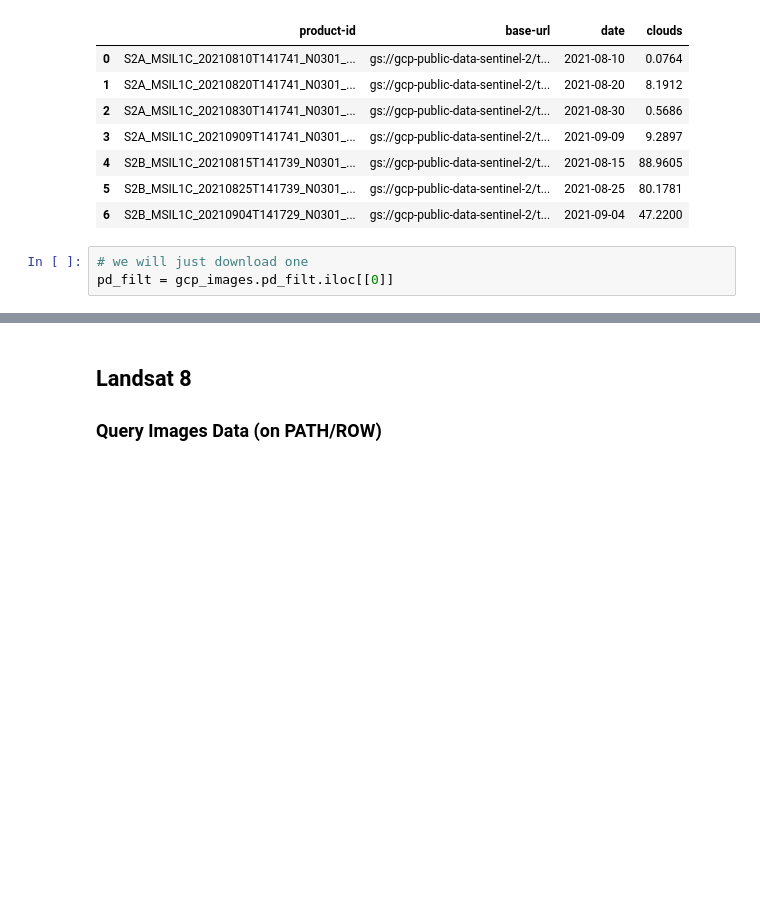
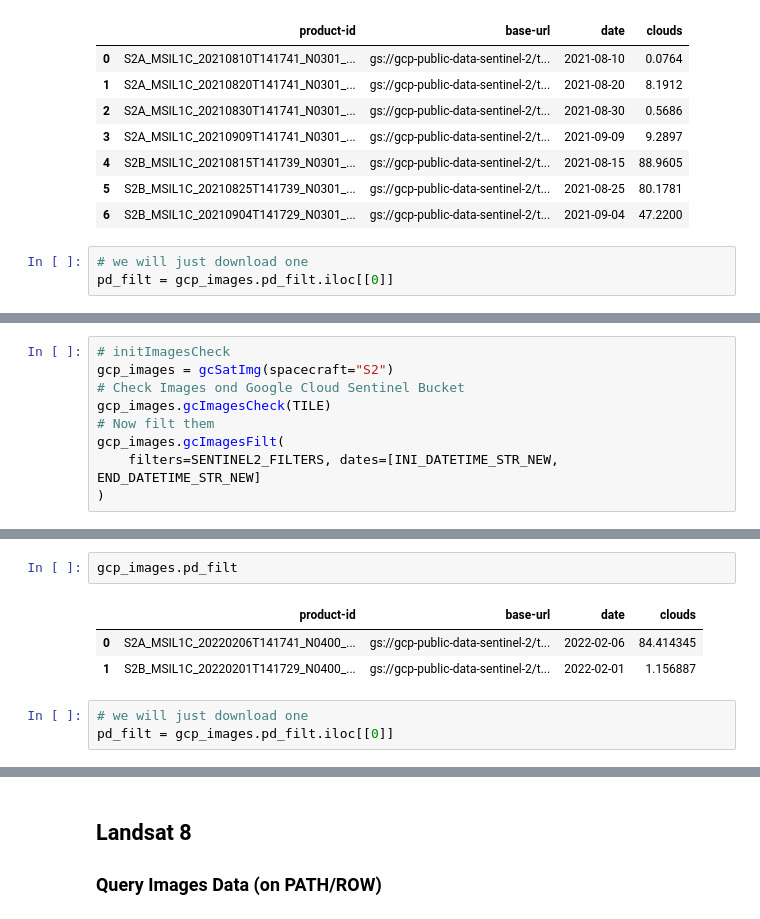
Before and after one commit to EO-Forge/eo-forge, a Jupyter notebook: examples/eo-forge-gcp-downloader.ipynb, the cells around one changed output, grey strips where cells are left out. Saved outputs shown, nothing was run; the diff lists cells and outputs as text; blank space fills up the shorter version.

```diff
--- a/examples/eo-forge-gcp-downloader.ipynb
+++ b/examples/eo-forge-gcp-downloader.ipynb
@@ -95,0 +121,9 @@ bid.execute(
+# %%
+# initImagesCheck
+gcp_images = gcSatImg(spacecraft="S2")
+# Check Images ond Google Cloud Sentinel Bucket
+gcp_images.gcImagesCheck(TILE)
+# Now filt them
+gcp_images.gcImagesFilt(
+    filters=SENTINEL2_FILTERS, dates=[INI_DATETIME_STR_NEW, END_DATETIME_STR_NEW]
+)
@@ -95,0 +137,9 @@ bid.execute(
+# %%
+gcp_images.pd_filt
+# %% [output]
+|  | product-id | base-url | date | clouds |
+| 0 | S2A_MSIL1C_20220206T141741_N0400_... | gs://gcp-public-data-sentinel-2/t... | 2022-02-06 | 84.414345 |
+| 1 | S2B_MSIL1C_20220201T141729_N0400_... | gs://gcp-public-data-sentinel-2/t... | 2022-02-01 | 1.156887 |
+# %%
+# we will just download one
+pd_filt = gcp_images.pd_filt.iloc[[0]]
```
Also changed, not shown: parts of 12 cells of this notebook, 9 other files.
